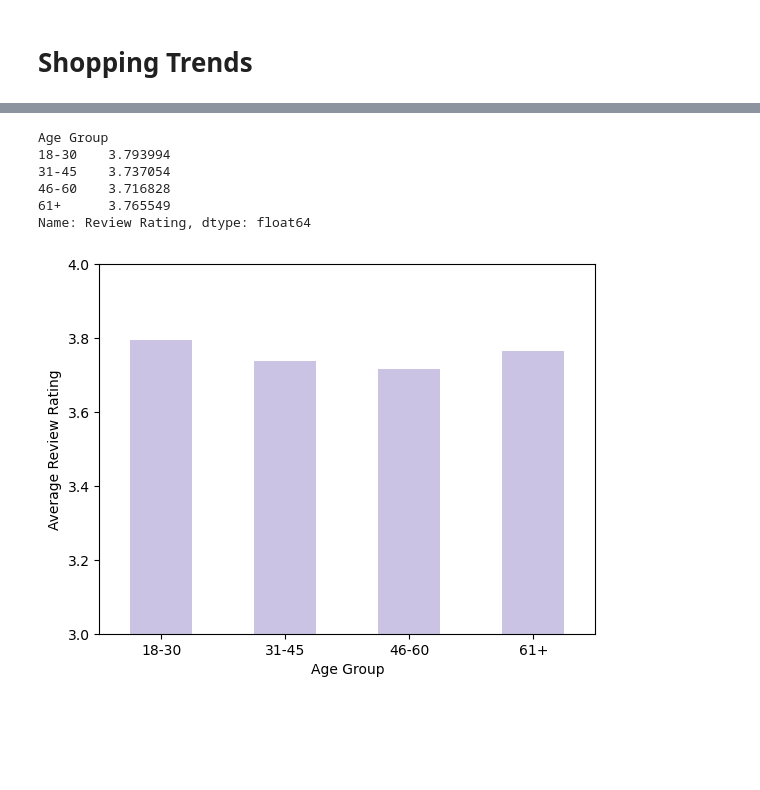
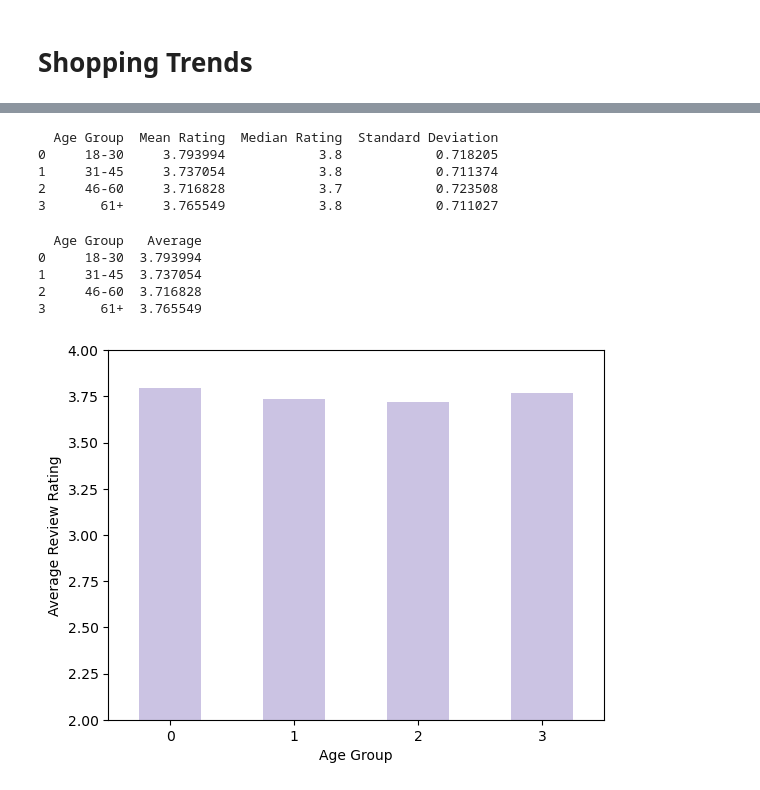
Before and after one commit to dsyrjanen/Project-1, a Jupyter notebook: shopping_trends.ipynb, the cells around one changed output, grey strips where cells are left out. Saved outputs shown, nothing was run; the diff lists cells and outputs as text; code cells hidden in the pictures; blank space fills up the shorter version.

```diff
--- a/shopping_trends.ipynb
+++ b/shopping_trends.ipynb
@@ -53,20 +139,30 @@ shopping_trends_data.head()
+# %%
+#Age vs Rating Summary Table
+age_vs_rating_summary = shopping_trends_data.groupby('Age Group')['Review Rating'].agg(['mean', 'median', 'std']).reset_index()
+age_vs_rating_summary.columns = ['Age Group', 'Mean Rating', 'Median Rating', 'Standard Deviation']
+print(age_vs_rating_summary)
+# %% [output]
+  Age Group  Mean Rating  Median Rating  Standard Deviation
+0     18-30     3.793994            3.8            0.718205
+1     31-45     3.737054            3.8            0.711374
+2     46-60     3.716828            3.7            0.723508
+3       61+     3.765549            3.8            0.711027
 # %%
 #Compare Age and Review Rating
-age_vs_rating = shopping_trends_data.groupby('Age Group')['Review Rating'].mean()
+age_vs_rating = shopping_trends_data.groupby('Age Group')['Review Rating'].mean().reset_index(name='Average')
 print(age_vs_rating)
 
 #Create Bar Chart
-age_vs_rating.plot(kind='bar',color='#CBC3E3')
+age_vs_rating.plot(kind='bar',color='#CBC3E3', legend=False)
 plt.xlabel('Age Group')
 plt.ylabel('Average Review Rating')
 plt.xticks(rotation=0)
-plt.ylim(3, 4)
+plt.ylim(2, 4)
 plt.show()
 # %% [output]
-Age Group
-18-30    3.793994
-31-45    3.737054
-46-60    3.716828
-61+      3.765549
-Name: Review Rating, dtype: float64
+  Age Group   Average
+0     18-30  3.793994
+1     31-45  3.737054
+2     46-60  3.716828
+3       61+  3.765549
-[figure, old version]
+[figure, new version]
```
Also changed, not shown: parts of 17 cells of this notebook.
